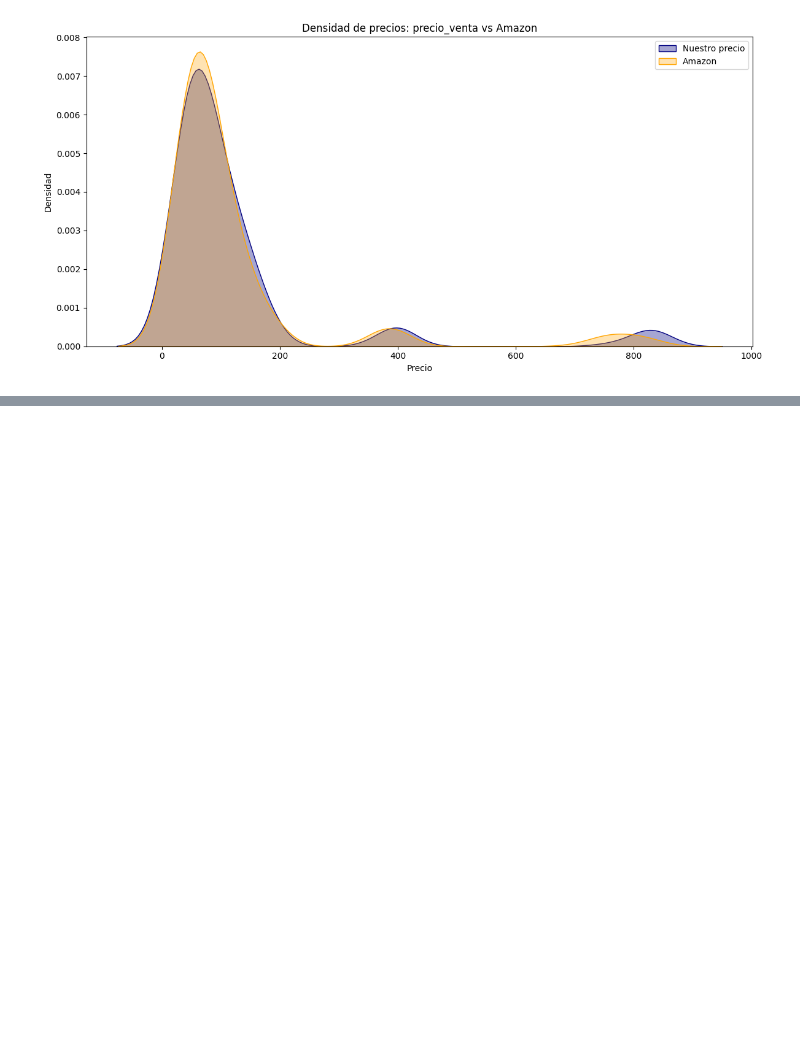
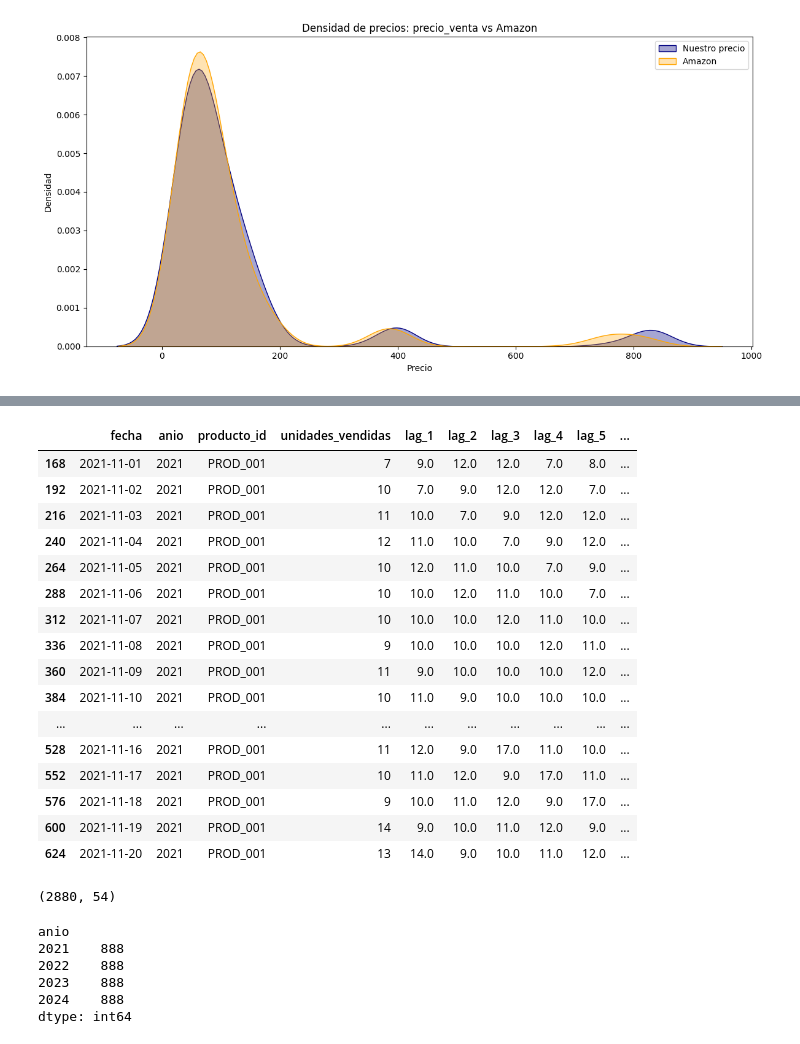
Before and after one commit to edgareem/forecastingVentas, a Jupyter notebook: notebooks/entrenamiento.ipynb, the cells around one changed output, grey strips where cells are left out. Saved outputs shown, nothing was run; the diff lists cells and outputs as text; code cells hidden in the pictures; blank space fills up the shorter version.

Commit message:
fin de creacion de variables

```diff
--- a/notebooks/entrenamiento.ipynb
+++ b/notebooks/entrenamiento.ipynb
@@ -689,0 +793,11 @@ plt.show()
+# %%
+# Objetivo: crear lags de unidades_vendidas para capturar el efecto de ventas recientes.
+# Explicacion negocio: ayuda al modelo a aprender la inercia de la demanda sin mezclar periodos de anos distintos.
+df = df.sort_values(['producto_id', 'anio', 'fecha']).copy()
+
+lags_unidades = [f'lag_{i}' for i in range(1, 8)]
+
+for i in range(1, 8):
+    df[f'lag_{i}'] = df.groupby(['producto_id', 'anio'])['unidades_vendidas'].shift(i)
+
+display(df[['fecha', 'producto_id', 'anio', 'unidades_vendidas'] + lags_unidades].head(10))
@@ -689,0 +820,17 @@ plt.show()
+# %%
+# Objetivo: crear una media movil de 7 dias para suavizar la serie y captar tendencia reciente.
+# Explicacion negocio: resume el comportamiento reciente de ventas por producto sin mezclar anos diferentes.
+df = df.sort_values(['producto_id', 'anio', 'fecha']).copy()
+
+df['media_movil_7_dias'] = (
+    df.groupby(['producto_id', 'anio'])['unidades_vendidas']
+      .transform(lambda serie: serie.shift(1).rolling(window=7, min_periods=7).mean())
+ )
+
+nuevas_variables_lag = [f'lag_{i}' for i in range(1, 8)] + ['media_movil_7_dias']
+df_modelo = df.dropna(subset=nuevas_variables_lag).copy()
+
+print('Variables creadas:', nuevas_variables_lag)
+print('Filas originales:', len(df))
+print('Filas despues de eliminar nulos:', len(df_modelo))
+display(df_modelo[['fecha', 'producto_id', 'anio', 'unidades_vendidas'] + nuevas_variables_lag].head(10))
@@ -689,0 +852,35 @@ plt.show()
+# %%
+# Validacion: revisar por ano las unidades vendidas y sus lags para comprobar que no se mezclan periodos.
+columnas_lags = ['fecha', 'anio', 'producto_id', 'unidades_vendidas'] + [f'lag_{i}' for i in range(1, 8)]
+df_modelo[columnas_lags].sort_values(['anio', 'producto_id', 'fecha']).head(20)
+# %% [output]
+|  | fecha | anio | producto_id | unidades_vendidas | lag_1 | lag_2 | lag_3 | lag_4 | lag_5 | ... |
+| 168 | 2021-11-01 | 2021 | PROD_001 | 7 | 9.0 | 12.0 | 12.0 | 7.0 | 8.0 | ... |
+| 192 | 2021-11-02 | 2021 | PROD_001 | 10 | 7.0 | 9.0 | 12.0 | 12.0 | 7.0 | ... |
+| 216 | 2021-11-03 | 2021 | PROD_001 | 11 | 10.0 | 7.0 | 9.0 | 12.0 | 12.0 | ... |
+| 240 | 2021-11-04 | 2021 | PROD_001 | 12 | 11.0 | 10.0 | 7.0 | 9.0 | 12.0 | ... |
+| 264 | 2021-11-05 | 2021 | PROD_001 | 10 | 12.0 | 11.0 | 10.0 | 7.0 | 9.0 | ... |
+| 288 | 2021-11-06 | 2021 | PROD_001 | 10 | 10.0 | 12.0 | 11.0 | 10.0 | 7.0 | ... |
+| 312 | 2021-11-07 | 2021 | PROD_001 | 10 | 10.0 | 10.0 | 12.0 | 11.0 | 10.0 | ... |
+| 336 | 2021-11-08 | 2021 | PROD_001 | 9 | 10.0 | 10.0 | 10.0 | 12.0 | 11.0 | ... |
+| 360 | 2021-11-09 | 2021 | PROD_001 | 11 | 9.0 | 10.0 | 10.0 | 10.0 | 12.0 | ... |
+| 384 | 2021-11-10 | 2021 | PROD_001 | 10 | 11.0 | 9.0 | 10.0 | 10.0 | 10.0 | ... |
+| ... | ... | ... | ... | ... | ... | ... | ... | ... | ... | ... |
+| 528 | 2021-11-16 | 2021 | PROD_001 | 11 | 12.0 | 9.0 | 17.0 | 11.0 | 10.0 | ... |
+| 552 | 2021-11-17 | 2021 | PROD_001 | 10 | 11.0 | 12.0 | 9.0 | 17.0 | 11.0 | ... |
+| 576 | 2021-11-18 | 2021 | PROD_001 | 9 | 10.0 | 11.0 | 12.0 | 9.0 | 17.0 | ... |
+| 600 | 2021-11-19 | 2021 | PROD_001 | 14 | 9.0 | 10.0 | 11.0 | 12.0 | 9.0 | ... |
+| 624 | 2021-11-20 | 2021 | PROD_001 | 13 | 14.0 | 9.0 | 10.0 | 11.0 | 12.0 | ... |
+# %%
+df_modelo.shape
+# %% [output]
+(2880, 54)
+# %%
+df.groupby('anio').size()
+# %% [output]
+anio
+2021    888
+2022    888
+2023    888
+2024    888
+dtype: int64
```
Also changed, not shown: parts of 16 cells of this notebook.
